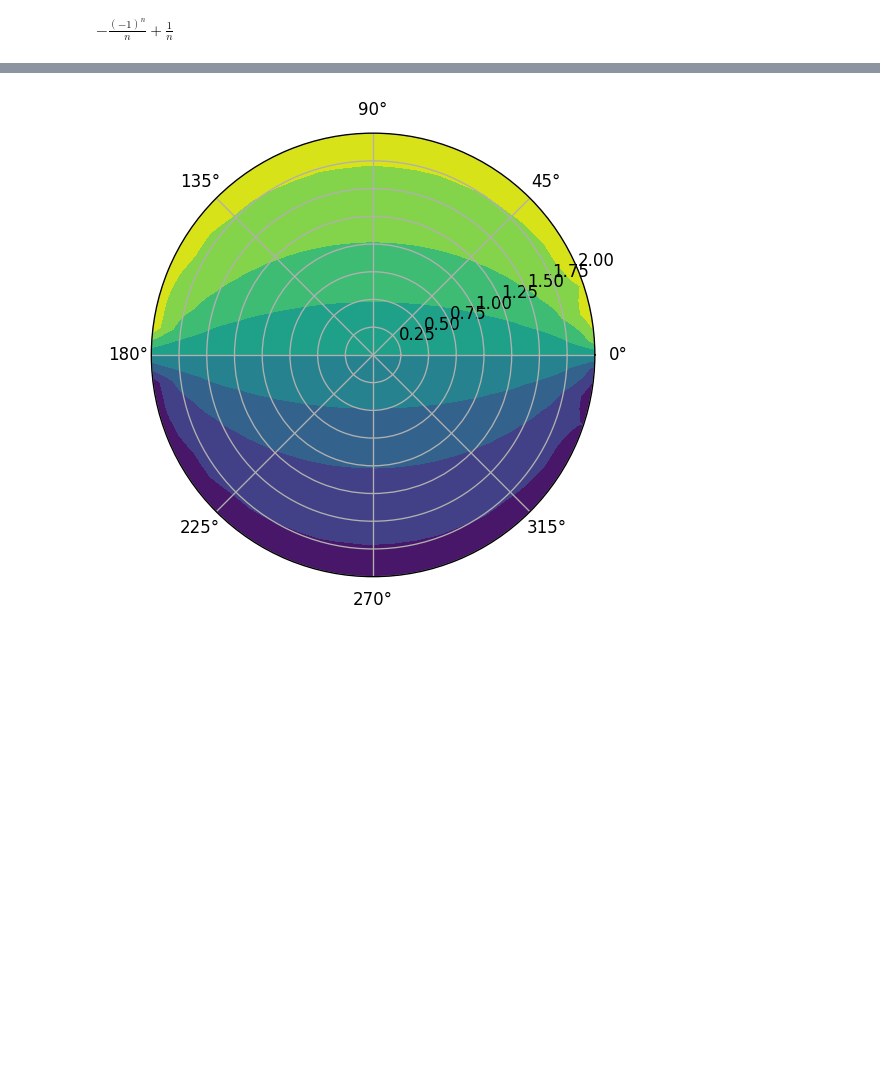
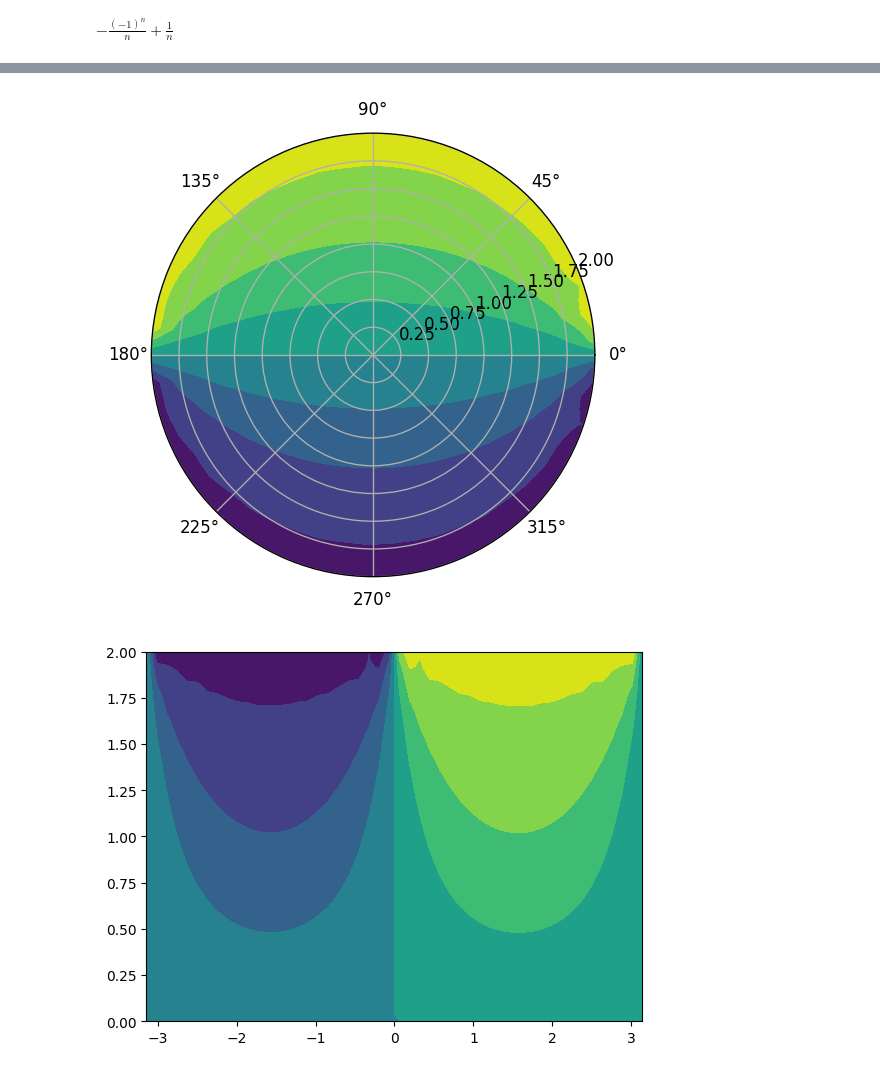
Before and after one commit to peterassessments/Individiual-Simulation, a Jupyter notebook: individual sim.ipynb, the cells around one changed output, grey strips where cells are left out. Saved outputs shown, nothing was run; the diff lists cells and outputs as text; code cells hidden in the pictures; blank space fills up the shorter version.

```diff
--- a/individual sim.ipynb
+++ b/individual sim.ipynb
@@ -103,25 +113,30 @@ array([[ 0.00000000e+00,  0.00000000e+00,  0.00000000e+00, ...,
 # %%
 #xs, ys = np.meshgrid(r, theta, sparse = True) # it all depends on how np is constructing this meshgrid
 
 zs = simulation(10)
-xs.shape
 
+
+# redefining axes not using np.meshgrid as it doesnt seem to matter
+r = np.linspace(0, radius , D)
+theta = np.linspace(-np.pi, np.pi , D)
 #h = plt.contourf(theta, r, zs)
 #plt.colorbar()
 #plt.show()
-plt.subplots( dpi = 120, subplot_kw=dict(projection = 'polar') )   #fig, ax =
-plt.contourf(theta, r, zs, 100, cmap = 'plasma')
+plt.subplots( dpi = 120, subplot_kw=dict(projection = 'polar') )  # matplotlib constructing a plot where it takes polar arguments, converts them to cartesian and plots them
+#nicely on the interface, it takes the first value of r and the first theta for all values for theta then does the second r, which is why this works for my r by theta array U.
+plt.contourf(theta, r, zs, 100, cmap = 'plasma') #100, before cmap
 plt.show()
 
-plt.subplots( dpi = 120, subplot_kw=dict(projection = 'polar') )   #fig, ax =
+plt.subplots( dpi = 120, subplot_kw=dict(projection = 'polar') )
 plt.contourf(theta, r, zs)
 plt.show()
 
-#well this is very wrong the information is being presented to subplots in the the wrong way
-# i can try and infer from the plot what is actually going wrong
+plt.contourf(theta,r,zs)
+plt.show()
 # %% [output]
 [figure]
 [figure]
+[figure, added]
 # %%
 U
 # ok so the main problem is that python does not understand circles or polar coordinates only indexing
```
Also changed, not shown: parts of 12 cells of this notebook.
